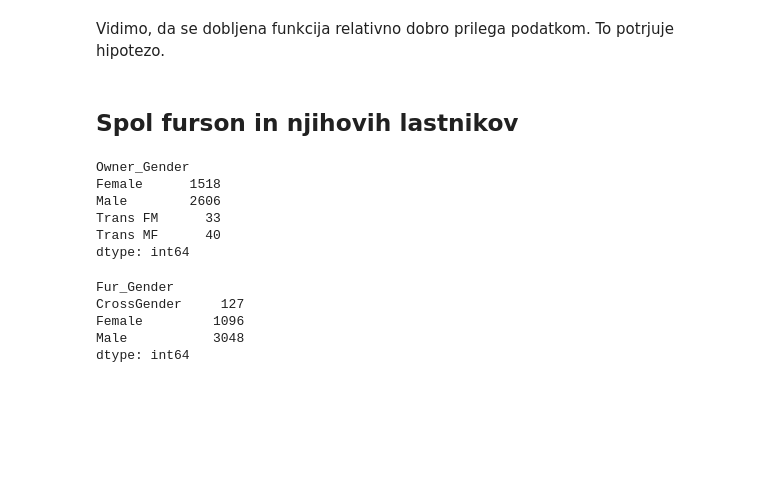
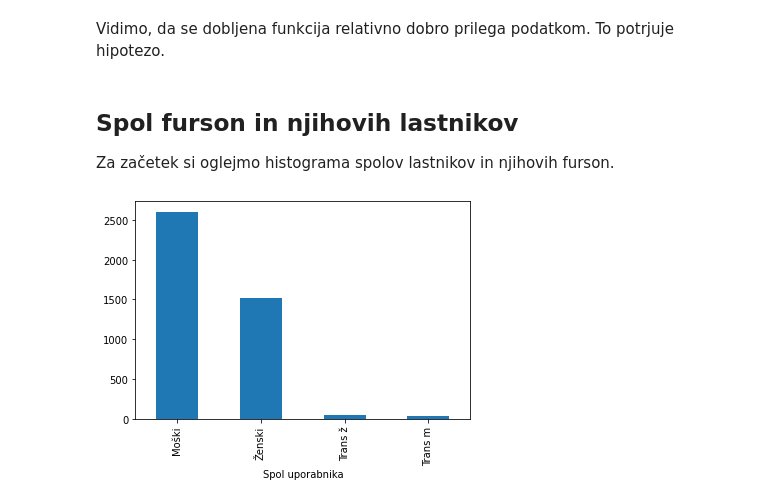
Before and after one commit to TimonNajdovski/Analiza-Furryjev, a Jupyter notebook: analiza_furs.ipynb, the cells around one changed output. Cells and saved outputs as stored; diff of their text form; code cells hidden in the pictures; blank space fills up the shorter version.

Commit message:
Spisal analizo spolov in starosti.

```diff
--- a/analiza_furs.ipynb
+++ b/analiza_furs.ipynb
@@ -16,5 +16,6 @@ pot_do_podatkov = os.path.join('D:\Faks\Projektna_analiza_podatkov\Analiza-furry
 
 furs = pd.read_csv(pot_do_podatkov)
 Count_species = furs.groupby('Species').size().sort_values(ascending=False)
-Count_owner_g = furs.groupby('Owner_Gender').size()
-Count_fur_g = furs.groupby('Fur_Gender').size()
+Count_owner_g = furs.groupby('Owner_Gender').size().sort_values(ascending=False)
+Count_fur_g = furs.groupby('Fur_Gender').size().sort_values(ascending=False)
+furs
@@ -115,20 +129,11 @@ plt.show()
 Vidimo, da se dobljena funkcija relativno dobro prilega podatkom. To potrjuje hipotezo.
 # %% [markdown]
 ## Spol furson in njihovih lastnikov
+Za začetek si oglejmo histograma spolov lastnikov in njihovih furson.
-# %%
-Count_owner_g
-# %% [output]
-Owner_Gender
-Female      1518
-Male        2606
-Trans FM      33
-Trans MF      40
-dtype: int64
-# %%
-Count_fur_g
-# %% [output]
-Fur_Gender
-CrossGender     127
-Female         1096
-Male           3048
-dtype: int64
+# %%
+Count_owner_g.plot.bar()
+plt.xticks([0,1,2,3],["Moški", "Ženski", "Trans ž", "Trans m"])
+plt.xlabel('Spol uporabnika')
+plt.show()
+# %% [output]
+[figure, added]
```
Also changed, not shown: parts of 17 cells of this notebook.
